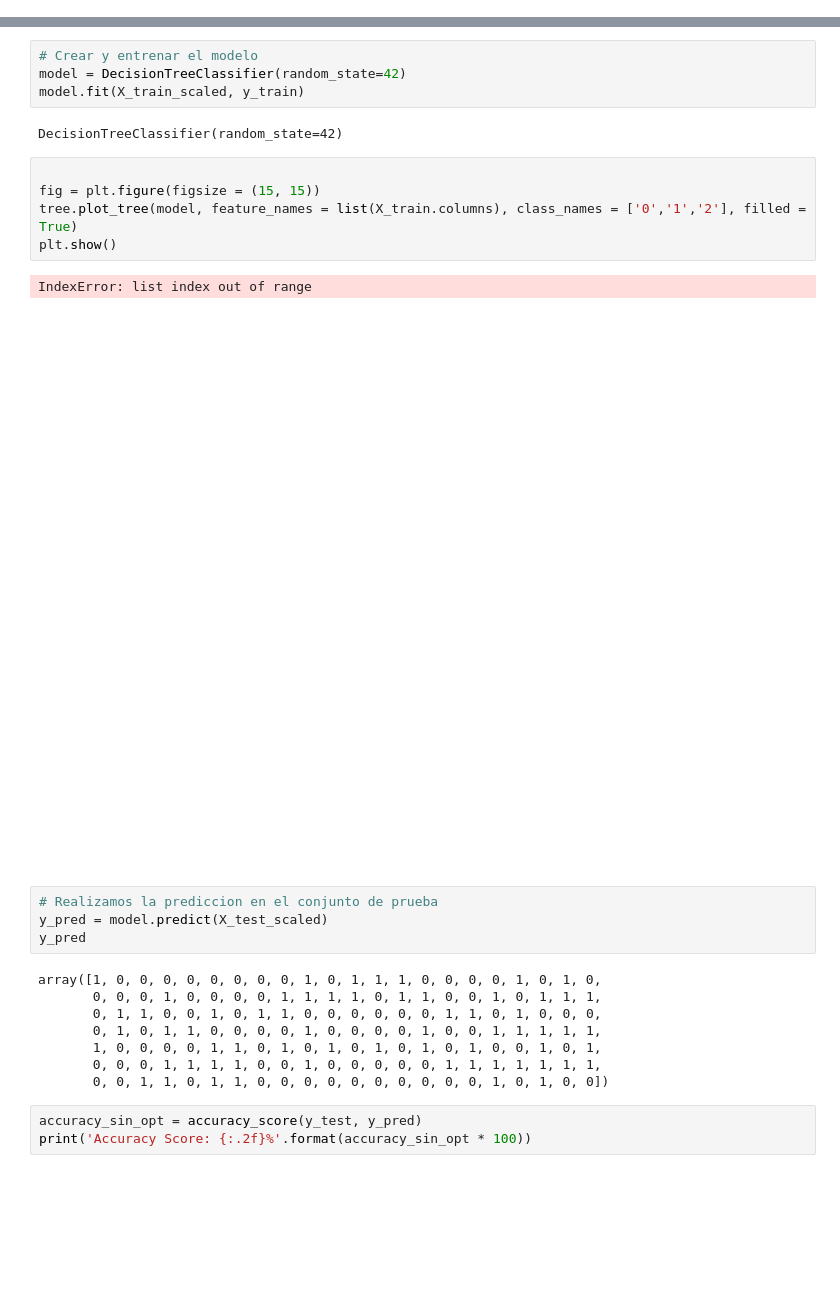
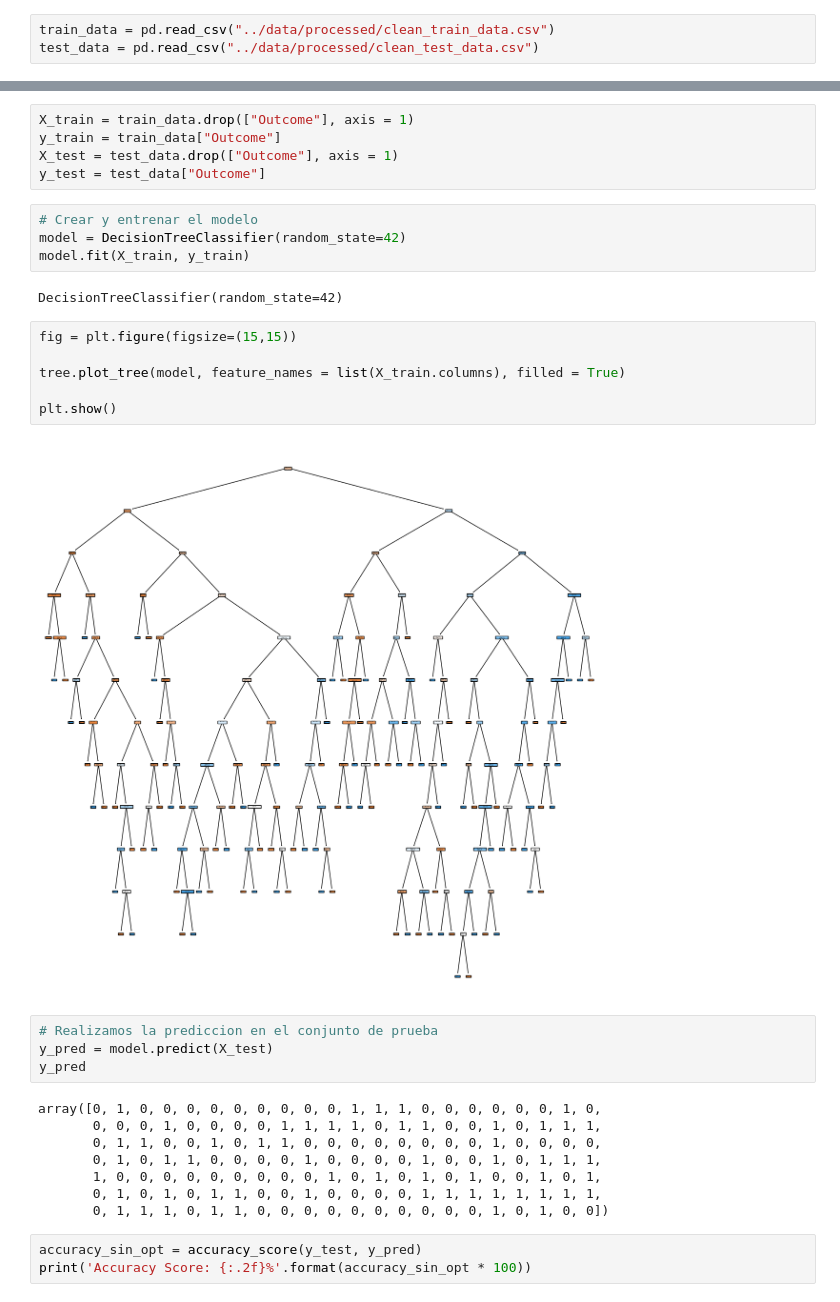
Before and after one commit to EnriqueEsnola/Decision-Tree, a Jupyter notebook: src/explore.ipynb, the cells around one changed output, grey strips where cells are left out. Drawn from its saved outputs; the diff is of its cells as text; blank space fills up the shorter version.

```diff
--- a/src/explore.ipynb
+++ b/src/explore.ipynb
@@ -90,3 +88,6 @@ X_test_scaled['Outcome'] = y_test.values
 # %%
 X_train_scaled.to_csv('../data/processed/clean_train_data.csv')
 X_test_scaled.to_csv('../data/processed/clean_test_data.csv')
+# %%
+train_data = pd.read_csv("../data/processed/clean_train_data.csv")
+test_data = pd.read_csv("../data/processed/clean_test_data.csv")
@@ -93,29 +102,34 @@ X_test_scaled.to_csv('../data/processed/clean_test_data.csv')
+# %%
+X_train = train_data.drop(["Outcome"], axis = 1)
+y_train = train_data["Outcome"]
+X_test = test_data.drop(["Outcome"], axis = 1)
+y_test = test_data["Outcome"]
 # %%
 # Crear y entrenar el modelo
 model = DecisionTreeClassifier(random_state=42)
-model.fit(X_train_scaled, y_train)
+model.fit(X_train, y_train)
 # %% [output]
 DecisionTreeClassifier(random_state=42)
 # %%
+fig = plt.figure(figsize=(15,15))
 
-fig = plt.figure(figsize = (15, 15))
-tree.plot_tree(model, feature_names = list(X_train.columns), class_names = ['0','1','2'], filled = True)
+tree.plot_tree(model, feature_names = list(X_train.columns), filled = True)
+
 plt.show()
 # %% [output]
-IndexError: list index out of range
-[figure, old version]
+[figure, new version]
 # %%
 # Realizamos la prediccion en el conjunto de prueba
-y_pred = model.predict(X_test_scaled)
+y_pred = model.predict(X_test)
 y_pred
 # %% [output]
-array([1, 0, 0, 0, 0, 0, 0, 0, 0, 1, 0, 1, 1, 1, 0, 0, 0, 0, 1, 0, 1, 0,
+array([0, 1, 0, 0, 0, 0, 0, 0, 0, 0, 0, 1, 1, 1, 0, 0, 0, 0, 0, 0, 1, 0,
        0, 0, 0, 1, 0, 0, 0, 0, 1, 1, 1, 1, 0, 1, 1, 0, 0, 1, 0, 1, 1, 1,
-       0, 1, 1, 0, 0, 1, 0, 1, 1, 0, 0, 0, 0, 0, 0, 1, 1, 0, 1, 0, 0, 0,
-       0, 1, 0, 1, 1, 0, 0, 0, 0, 1, 0, 0, 0, 0, 1, 0, 0, 1, 1, 1, 1, 1,
-       1, 0, 0, 0, 0, 1, 1, 0, 1, 0, 1, 0, 1, 0, 1, 0, 1, 0, 0, 1, 0, 1,
-       0, 0, 0, 1, 1, 1, 1, 0, 0, 1, 0, 0, 0, 0, 0, 1, 1, 1, 1, 1, 1, 1,
-       0, 0, 1, 1, 0, 1, 1, 0, 0, 0, 0, 0, 0, 0, 0, 0, 0, 1, 0, 1, 0, 0])
+       0, 1, 1, 0, 0, 1, 0, 1, 1, 0, 0, 0, 0, 0, 0, 0, 0, 1, 0, 0, 0, 0,
+       0, 1, 0, 1, 1, 0, 0, 0, 0, 1, 0, 0, 0, 0, 1, 0, 0, 1, 0, 1, 1, 1,
+       1, 0, 0, 0, 0, 0, 0, 0, 0, 0, 1, 0, 1, 0, 1, 0, 1, 0, 0, 1, 0, 1,
+       0, 1, 0, 1, 0, 1, 1, 0, 0, 1, 0, 0, 0, 0, 1, 1, 1, 1, 1, 1, 1, 1,
+       0, 1, 1, 1, 0, 1, 1, 0, 0, 0, 0, 0, 0, 0, 0, 0, 0, 1, 0, 1, 0, 0])
 # %%
 accuracy_sin_opt = accuracy_score(y_test, y_pred)
 print('Accuracy Score: {:.2f}%'.format(accuracy_sin_opt * 100))
```
Also changed, not shown: parts of 7 cells of this notebook.
